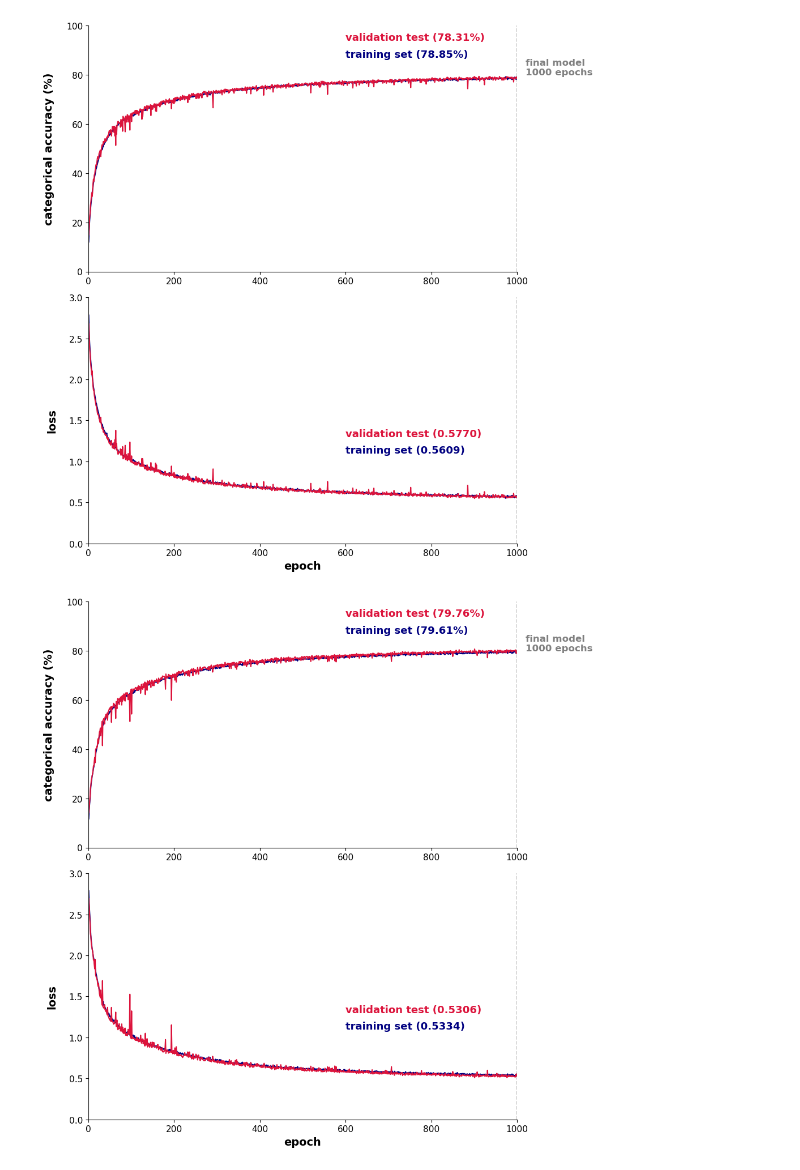
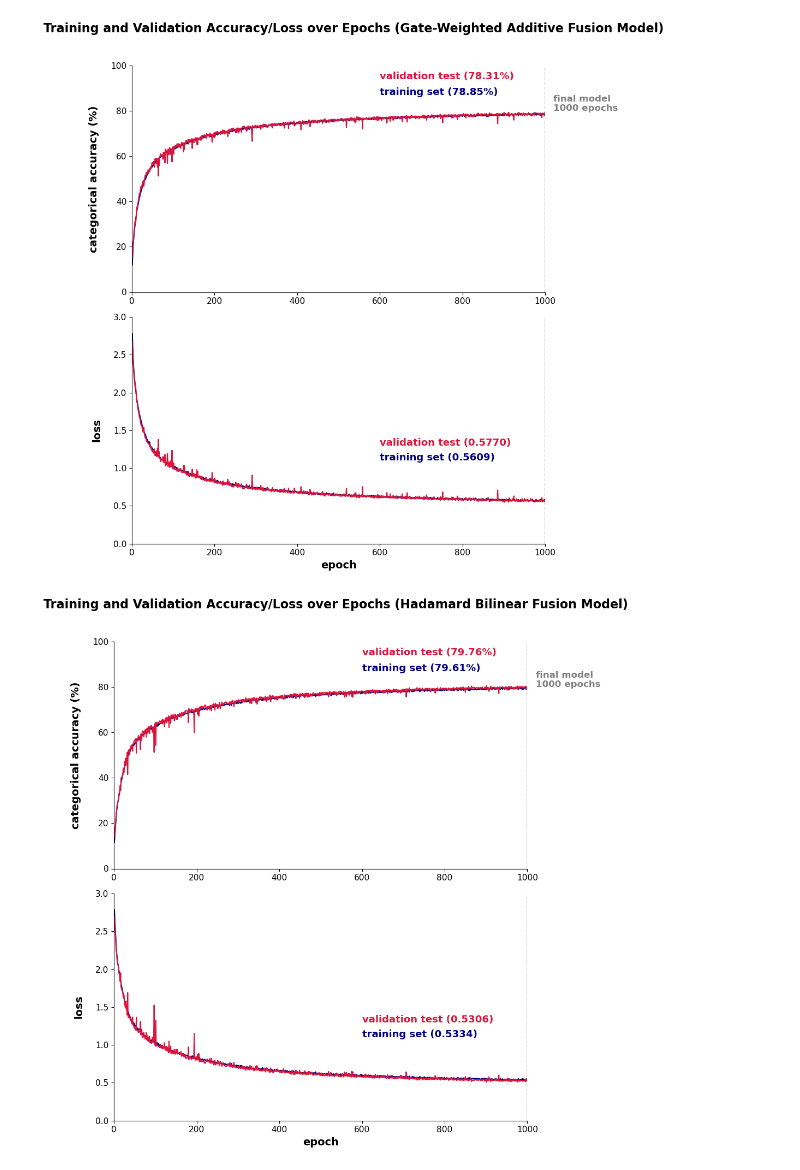
Before and after one commit to DearKarl/Simulation_Based_Classification, a Jupyter notebook: training_history_plots.ipynb, the cells around one changed output. Saved outputs shown, nothing was run; the diff lists cells and outputs as text; code cells hidden in the pictures.

```diff
--- a/training_history_plots.ipynb
+++ b/training_history_plots.ipynb
@@ -120,34 +126,37 @@ def plot_training_history_gatefusion(history_path, final_epoch=1000):
     plt.xticks(fontsize=11)
     plt.xlim(0, final_epoch)
     plt.ylim(0, 100)
     plt.text(600, 94, f'validation test ({final_val_acc:.2f}%)', color='crimson', fontsize=13, fontweight='bold')
     plt.text(600, 87, f'training set ({final_train_acc:.2f}%)', color='navy', fontsize=13, fontweight='bold')
     plt.axvline(x=final_epoch, color='gray', linestyle='--', linewidth=1.2, alpha=0.6)
     plt.text(final_epoch+20, 80, f'final model\n{final_epoch} epochs', color='gray', fontsize=12, fontweight='bold', ha='left')
     plt.gca().spines['top'].set_visible(False)
     plt.gca().spines['right'].set_visible(False)
 
     plt.subplot(2, 1, 2)
     plt.plot(epochs, hist['loss'], color='navy')
     plt.plot(epochs, hist['val_loss'], color='crimson')
     plt.ylabel('loss', fontsize=14, fontweight='bold', labelpad=15)
     plt.xlabel('epoch', fontsize=14, fontweight='bold')
     plt.yticks(fontsize=11)
     plt.xticks(fontsize=11)
     plt.xlim(0, final_epoch)
     plt.ylim(0, 3)
     plt.text(600, 1.3, f'validation test ({final_val_loss:.4f})', color='crimson', fontsize=13, fontweight='bold')
     plt.text(600, 1.1, f'training set ({final_train_loss:.4f})', color='navy', fontsize=13, fontweight='bold')
     plt.axvline(x=final_epoch, color='gray', linestyle='--', linewidth=1.2, alpha=0.6)
     plt.gca().spines['top'].set_visible(False)
     plt.gca().spines['right'].set_visible(False)
 
+    plt.suptitle("Training and Validation Accuracy/Loss over Epochs (Gate-Weighted Additive Fusion Model)",
+             fontsize=16, fontweight="bold", y=1.02)
+
     plt.tight_layout()
     plt.show()
 
 plot_training_history_gatefusion("trained_model_gatefusion/training_history_gatefusion.pkl", final_epoch=1000)
 # %% [output]
-[figure, old version]
+[figure, new version]
 # %%
 def plot_training_history_hadamard(history_path, final_epoch=1000):
     with open(history_path, "rb") as f:
@@ -191,9 +200,12 @@ def plot_training_history_hadamard(history_path, final_epoch=1000):
     plt.gca().spines['top'].set_visible(False)
     plt.gca().spines['right'].set_visible(False)
 
+    plt.suptitle("Training and Validation Accuracy/Loss over Epochs (Hadamard Bilinear Fusion Model)",
+             fontsize=16, fontweight="bold", y=1.02)
+
     plt.tight_layout()
     plt.show()
 
 plot_training_history_hadamard("trained_model_hadamard/training_history_hadamard.pkl", final_epoch=1000)
 # %% [output]
-[figure, old version]
+[figure, new version]
```
Also changed, not shown: parts of 3 cells of this notebook, 5 other files.
